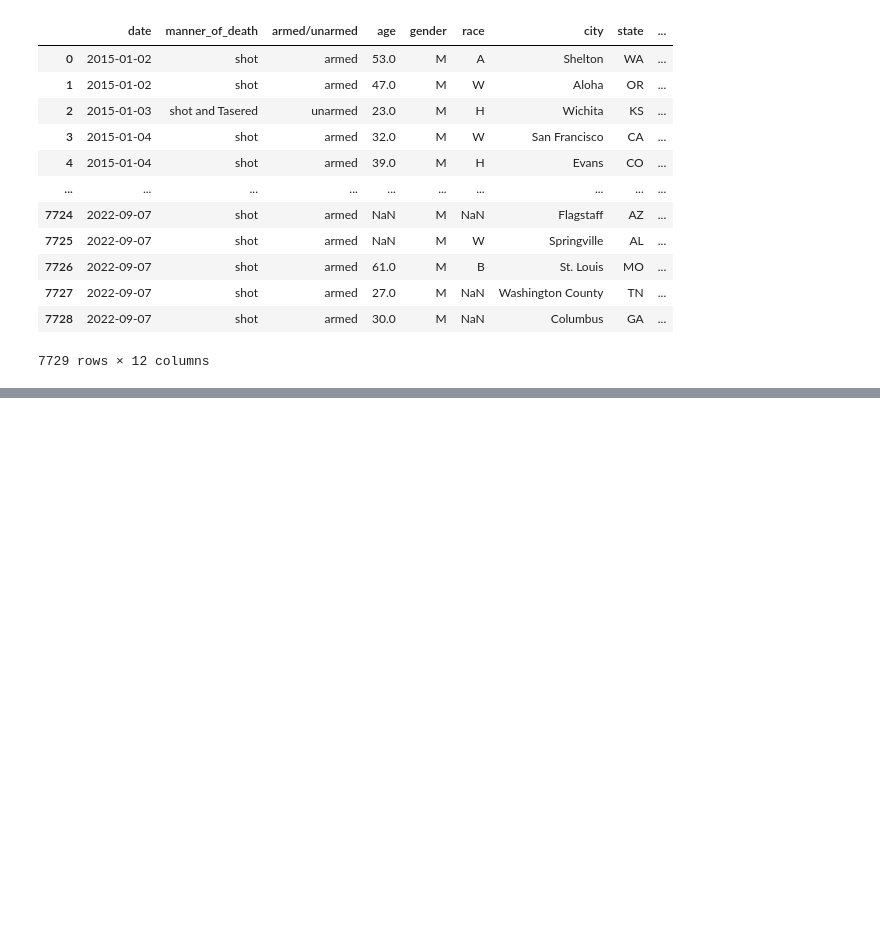
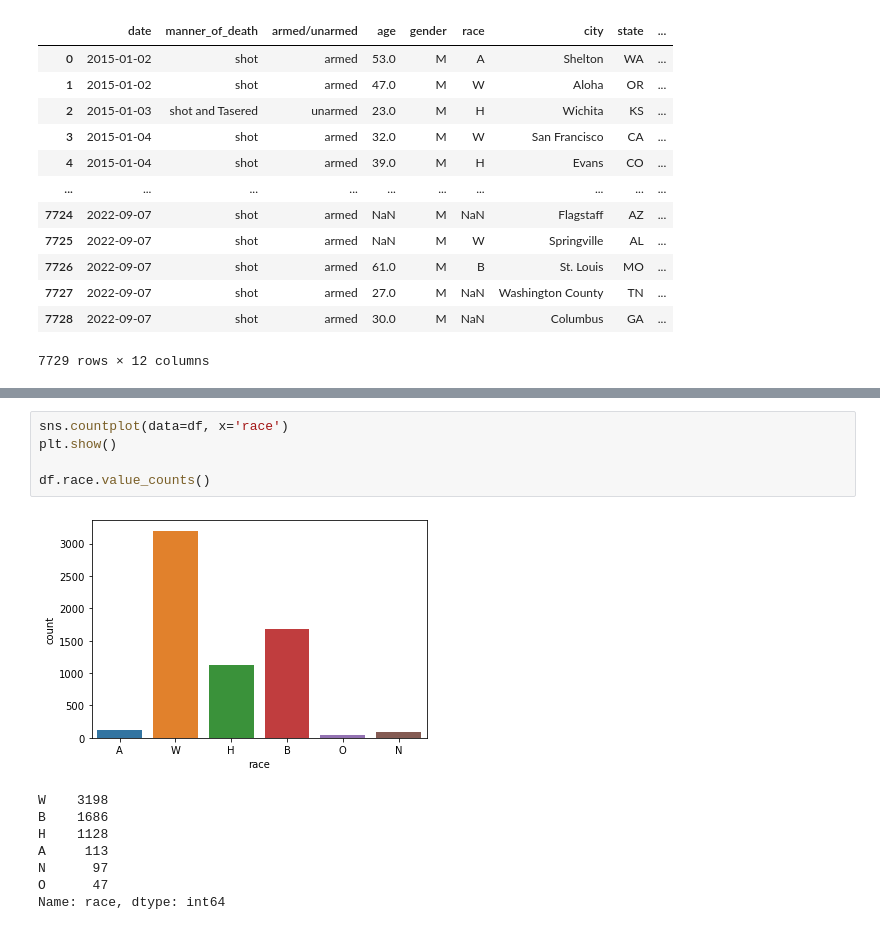
Before and after one commit to ubco-W2022T1-cosc301/project-group48, a Jupyter notebook: notebooks/analysis2.ipynb, the cells around one changed output, grey strips where cells are left out. Drawn from its saved outputs; the diff is of its cells as text; blank space fills up the shorter version.

```diff
--- a/notebooks/analysis2.ipynb
+++ b/notebooks/analysis2.ipynb
@@ -194,0 +240,14 @@ shootings_data
+# %%
+sns.countplot(data=df, x='race')
+plt.show()
+
+df.race.value_counts()
+# %% [output]
+[figure, added]
+W    3198
+B    1686
+H    1128
+A     113
+N      97
+O      47
+Name: race, dtype: int64
```
Also changed, not shown: parts of 10 cells of this notebook, 2 other files.
